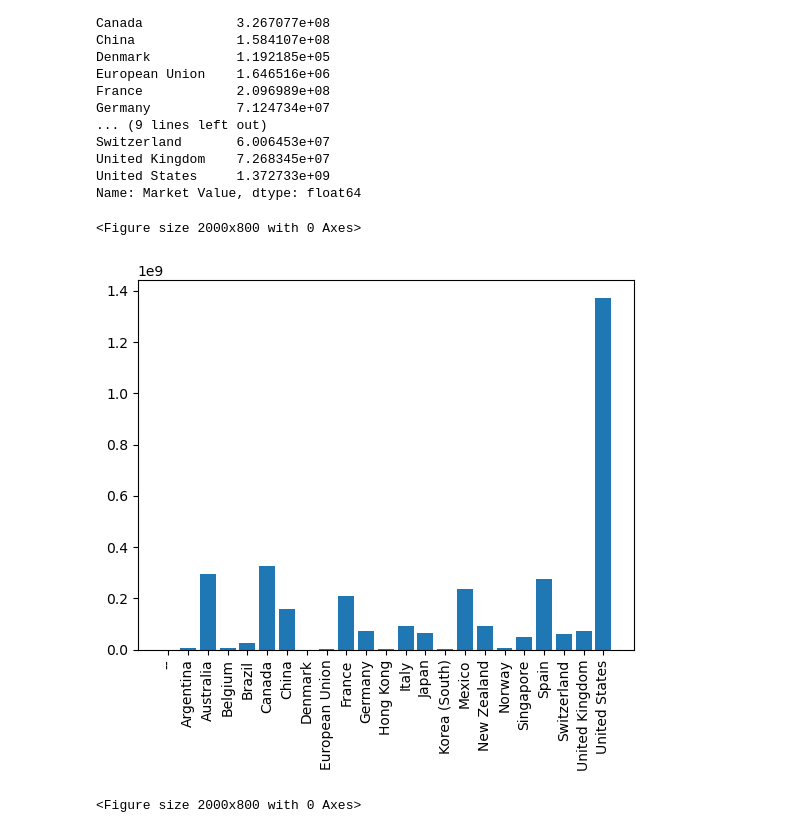
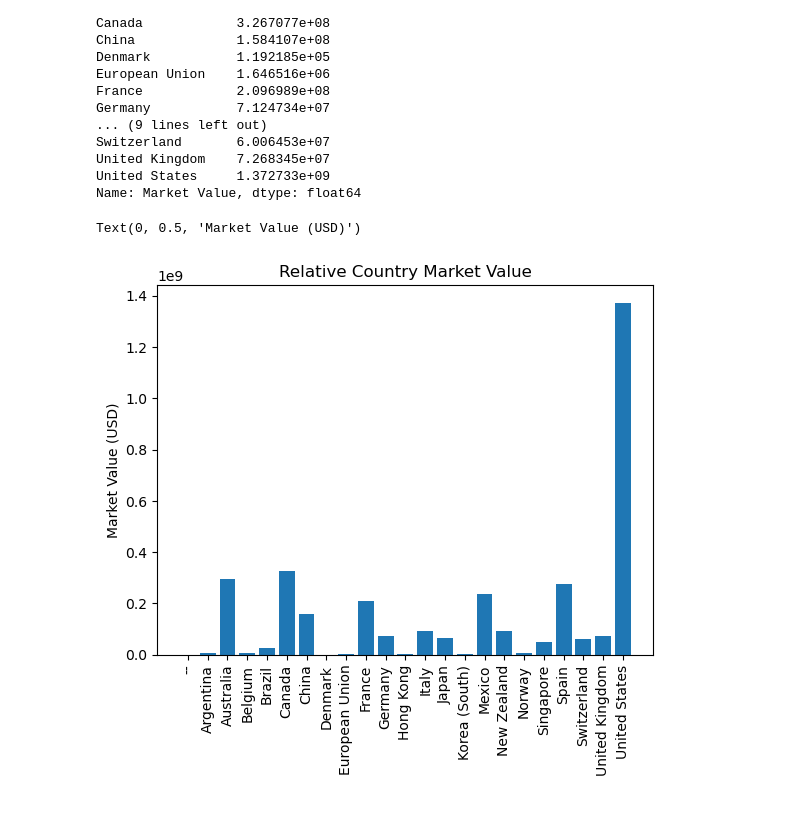
Before and after one commit to Glowary/project_1, a Jupyter notebook: Stock project.ipynb, the cells around one changed output. Saved outputs shown, nothing was run; the diff lists cells and outputs as text; code cells hidden in the pictures.

```diff
--- a/Stock project.ipynb
+++ b/Stock project.ipynb
@@ -223,7 +406,7 @@ Currency           object
 FX Rate            object
 dtype: object
 # %%
-stocks_df_2 = (stocks_df_2['Market Value'].str.split()).apply(lambda x: float(x[0].replace(',', '')))
+stocks_df_2['Market Value'] = (stocks_df_2['Market Value'].str.split()).apply(lambda x: float(x[0].replace(',', '')))
 
 stocks_df_2
 # %% [output]
@@ -269,11 +452,11 @@ stock_countries = list(stock_distribution.index)
 # %%
 plt.bar(height=stock_distribution, x=stock_countries)
 plt.xticks(rotation=90)
-plt.figure(figsize=(20,8))
+plt.title('Relative Country Market Value')
+plt.ylabel('Market Value (USD)')
 # %% [output]
-<Figure size 2000x800 with 0 Axes>
+Text(0, 0.5, 'Market Value (USD)')
-[figure, old version]
+[figure, new version]
-<Figure size 2000x800 with 0 Axes>
 # %%
 stocks_df_2
 # %% [output]
```
Also changed, not shown: parts of 39 cells of this notebook.
